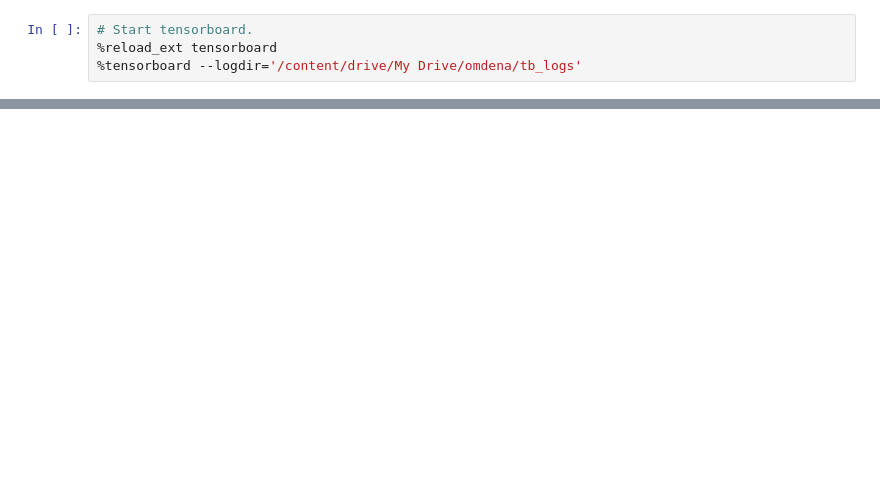
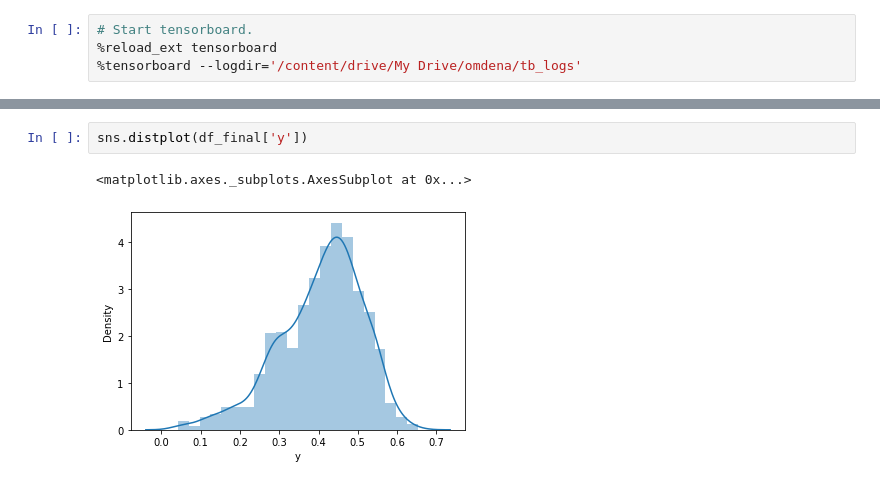
Before and after one commit to ishgirwan/gee, a Jupyter notebook: training_model.ipynb, the cells around one changed output, grey strips where cells are left out. Saved outputs shown, nothing was run; the diff lists cells and outputs as text; blank space fills up the shorter version.

```diff
--- a/training_model.ipynb
+++ b/training_model.ipynb
@@ -377,0 +432,5 @@ trainer.test()
+# %%
+sns.distplot(df_final['y'])
+# %% [output]
+<matplotlib.axes._subplots.AxesSubplot at 0x...>
+[figure, added]
```
Also changed, not shown: parts of 35 cells of this notebook.
